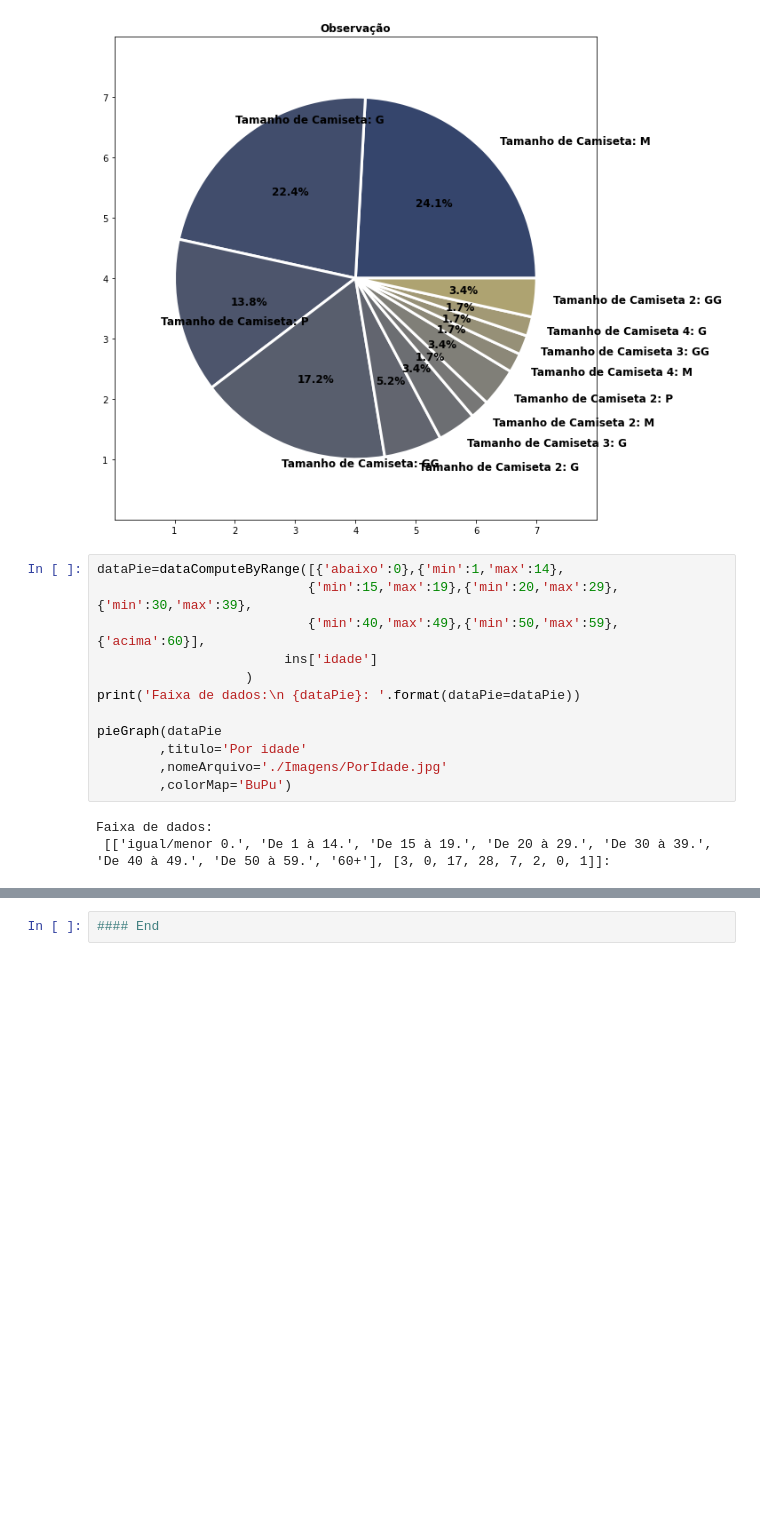
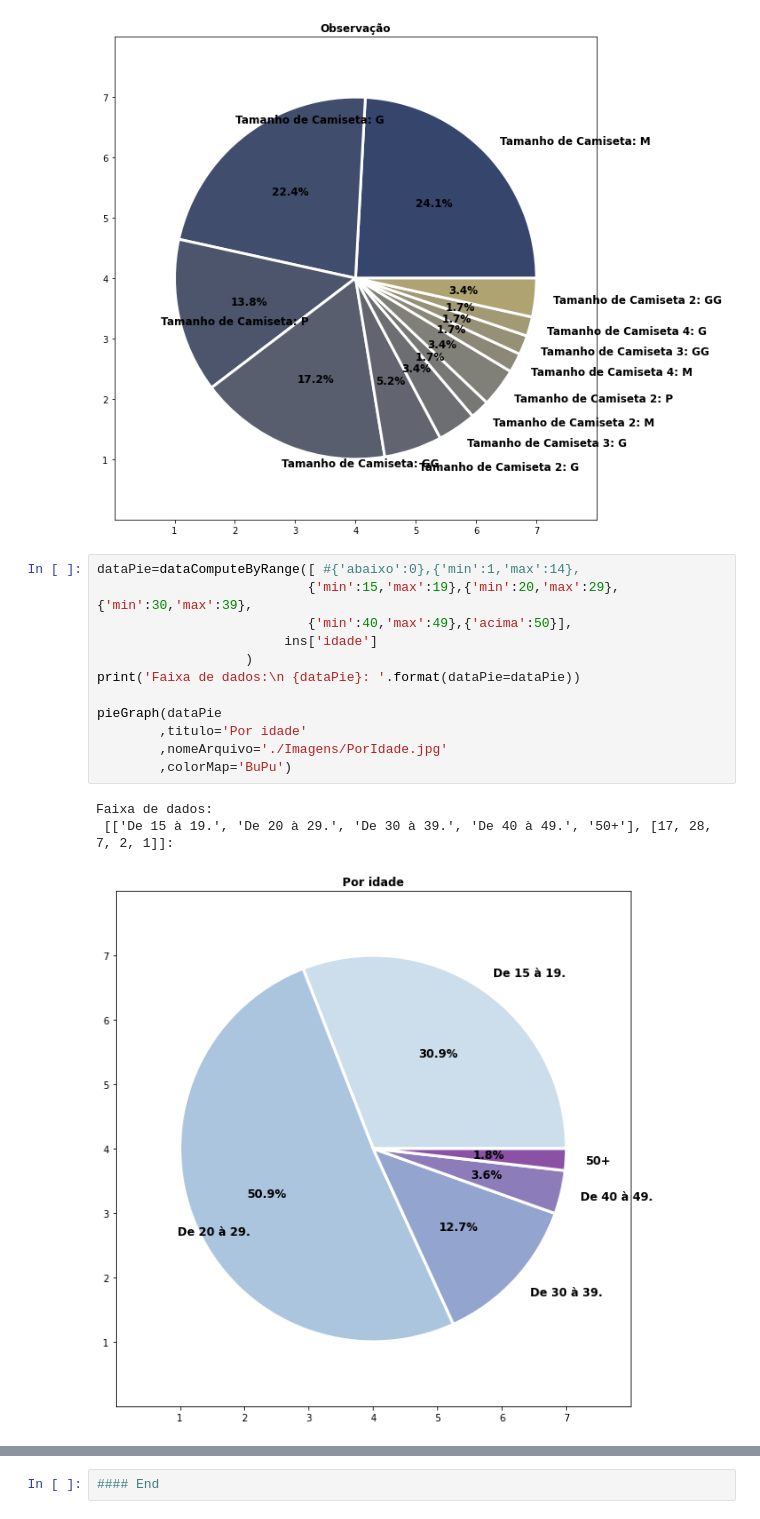
Before and after one commit to jmsimao/DCTI-Hackathon-2024, a Jupyter notebook: Hackathon - Inscritos - 2024.ipynb, the cells around one changed output, grey strips where cells are left out. Cells and saved outputs as stored; diff of their text form; blank space fills up the shorter version.

```diff
--- a/Hackathon - Inscritos - 2024.ipynb
+++ b/Hackathon - Inscritos - 2024.ipynb
@@ -550,20 +622,21 @@ pieGraph(dataPieGraph(ins['observacao'])
 [figure]
 [figure]
 # %%
-dataPie=dataComputeByRange([{'abaixo':0},{'min':1,'max':14},
+dataPie=dataComputeByRange([ #{'abaixo':0},{'min':1,'max':14},
                            {'min':15,'max':19},{'min':20,'max':29},{'min':30,'max':39},
-                           {'min':40,'max':49},{'min':50,'max':59},{'acima':60}],
+                           {'min':40,'max':49},{'acima':50}],
                         ins['idade']
                    )
 print('Faixa de dados:\n {dataPie}: '.format(dataPie=dataPie))
 
 pieGraph(dataPie
         ,titulo='Por idade'
         ,nomeArquivo='./Imagens/PorIdade.jpg'
         ,colorMap='BuPu')
 # %% [output]
 Faixa de dados:
- [['igual/menor 0.', 'De 1 à 14.', 'De 15 à 19.', 'De 20 à 29.', 'De 30 à 39.', 'De 40 à 49.', 'De 50 à 59.', '60+'], [3, 0, 17, 28, 7, 2, 0, 1]]:
+ [['De 15 à 19.', 'De 20 à 29.', 'De 30 à 39.', 'De 40 à 49.', '50+'], [17, 28, 7, 2, 1]]:
+[figure, added]
 # %%
 # https://stackoverflow.com/questions/50807744/apply-css-class-to-pandas-dataframe-using-to-html
 def geraHTML(dataFrame, arquivoHTML = 'index.html',
```
Also changed, not shown: parts of 7 cells of this notebook, 2 other files.
